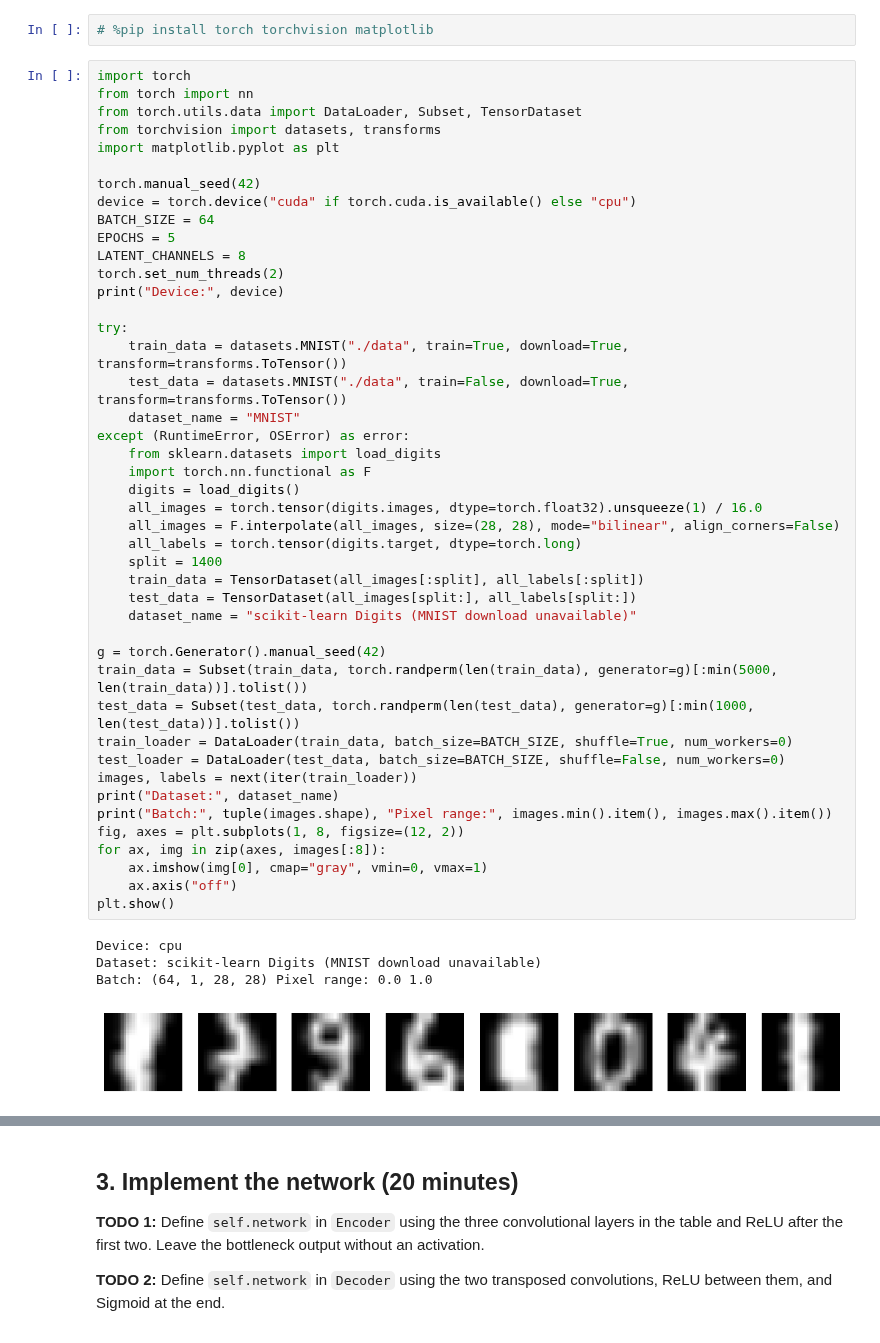
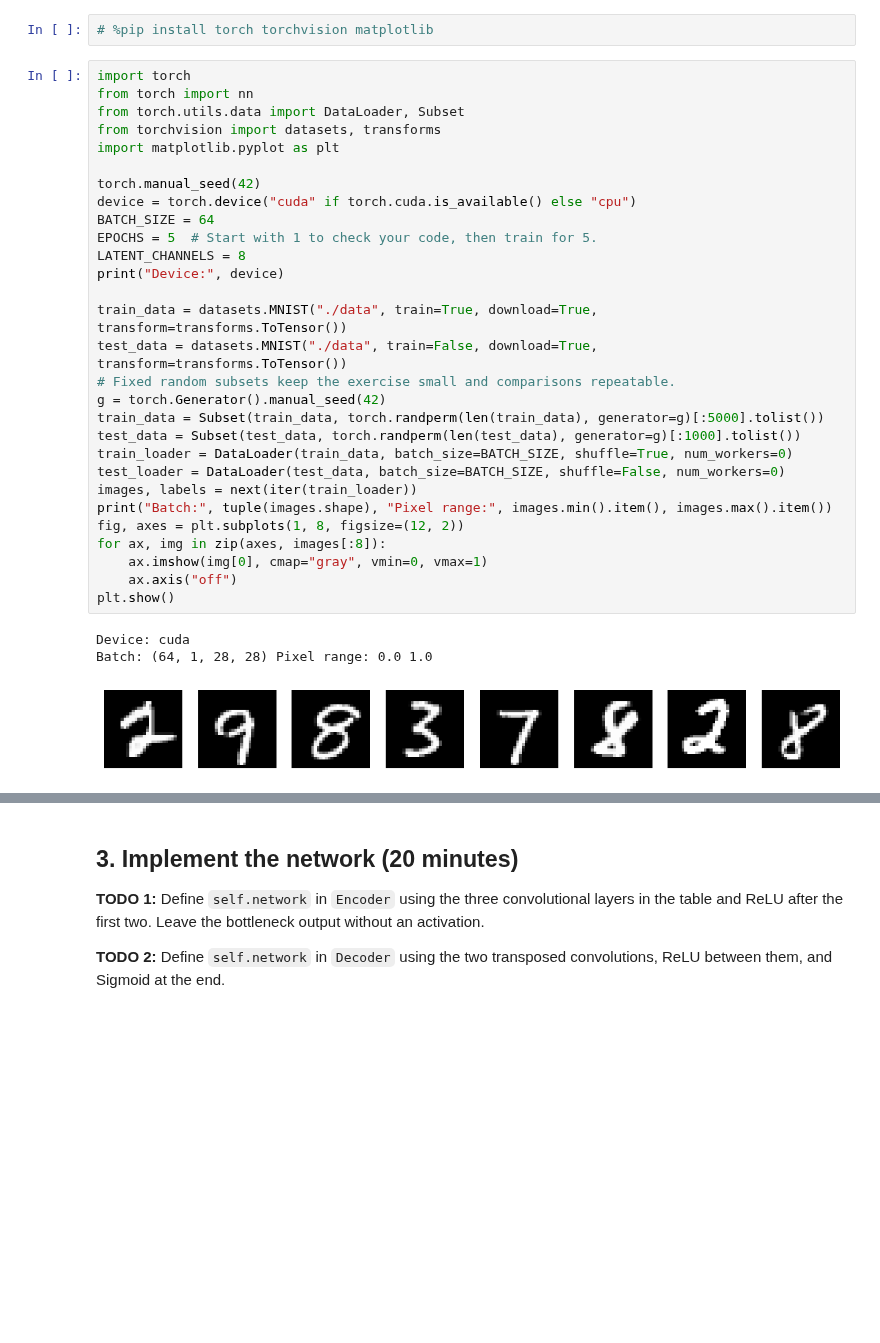
Before and after one commit to Anshupadhyay1419/generative_ai_shared, a Jupyter notebook: module1/labs/submissions/lab1/encoder_decoder_lab_ansh_upadhyay_0017.ipynb, the cells around one changed output, grey strips where cells are left out. Drawn from its saved outputs; the diff is of its cells as text; blank space fills up the shorter version.

```diff
--- a/module1/labs/submissions/lab1/encoder_decoder_lab_ansh_upadhyay_0017.ipynb
+++ b/module1/labs/submissions/lab1/encoder_decoder_lab_ansh_upadhyay_0017.ipynb
@@ -25,52 +22,36 @@ Use a Python 3 notebook kernel. If needed, uncomment the installation cell, run
 # %%
 import torch
 from torch import nn
-from torch.utils.data import DataLoader, Subset, TensorDataset
+from torch.utils.data import DataLoader, Subset
 from torchvision import datasets, transforms
 import matplotlib.pyplot as plt
 
 torch.manual_seed(42)
 device = torch.device("cuda" if torch.cuda.is_available() else "cpu")
 BATCH_SIZE = 64
-EPOCHS = 5
+EPOCHS = 5  # Start with 1 to check your code, then train for 5.
 LATENT_CHANNELS = 8
-torch.set_num_threads(2)
 print("Device:", device)
 
-try:
-    train_data = datasets.MNIST("./data", train=True, download=True, transform=transforms.ToTensor())
-    test_data = datasets.MNIST("./data", train=False, download=True, transform=transforms.ToTensor())
-    dataset_name = "MNIST"
-except (RuntimeError, OSError) as error:
-    from sklearn.datasets import load_digits
-    import torch.nn.functional as F
-    digits = load_digits()
-    all_images = torch.tensor(digits.images, dtype=torch.float32).unsqueeze(1) / 16.0
-    all_images = F.interpolate(all_images, size=(28, 28), mode="bilinear", align_corners=False)
-    all_labels = torch.tensor(digits.target, dtype=torch.long)
-    split = 1400
-    train_data = TensorDataset(all_images[:split], all_labels[:split])
-    test_data = TensorDataset(all_images[split:], all_labels[split:])
-    dataset_name = "scikit-learn Digits (MNIST download unavailable)"
-
+train_data = datasets.MNIST("./data", train=True, download=True, transform=transforms.ToTensor())
+test_data = datasets.MNIST("./data", train=False, download=True, transform=transforms.ToTensor())
+# Fixed random subsets keep the exercise small and comparisons repeatable.
 g = torch.Generator().manual_seed(42)
-train_data = Subset(train_data, torch.randperm(len(train_data), generator=g)[:min(5000, len(train_data))].tolist())
-test_data = Subset(test_data, torch.randperm(len(test_data), generator=g)[:min(1000, len(test_data))].tolist())
+train_data = Subset(train_data, torch.randperm(len(train_data), generator=g)[:5000].tolist())
+test_data = Subset(test_data, torch.randperm(len(test_data), generator=g)[:1000].tolist())
 train_loader = DataLoader(train_data, batch_size=BATCH_SIZE, shuffle=True, num_workers=0)
 test_loader = DataLoader(test_data, batch_size=BATCH_SIZE, shuffle=False, num_workers=0)
 images, labels = next(iter(train_loader))
-print("Dataset:", dataset_name)
 print("Batch:", tuple(images.shape), "Pixel range:", images.min().item(), images.max().item())
 fig, axes = plt.subplots(1, 8, figsize=(12, 2))
 for ax, img in zip(axes, images[:8]):
     ax.imshow(img[0], cmap="gray", vmin=0, vmax=1)
     ax.axis("off")
 plt.show()
 # %% [output]
-Device: cpu
-Dataset: scikit-learn Digits (MNIST download unavailable)
+Device: cuda
 Batch: (64, 1, 28, 28) Pixel range: 0.0 1.0
-[figure, old version]
+[figure, new version]
 # %% [markdown]
 ## 2. Predict the shapes (10 minutes)
 Before coding, fill in the blanks. Use the convolution formulas in Sections 3.1 and 5.1 of the lecture. Assume dilation 1.
```
Also changed, not shown: parts of 13 cells of this notebook.
